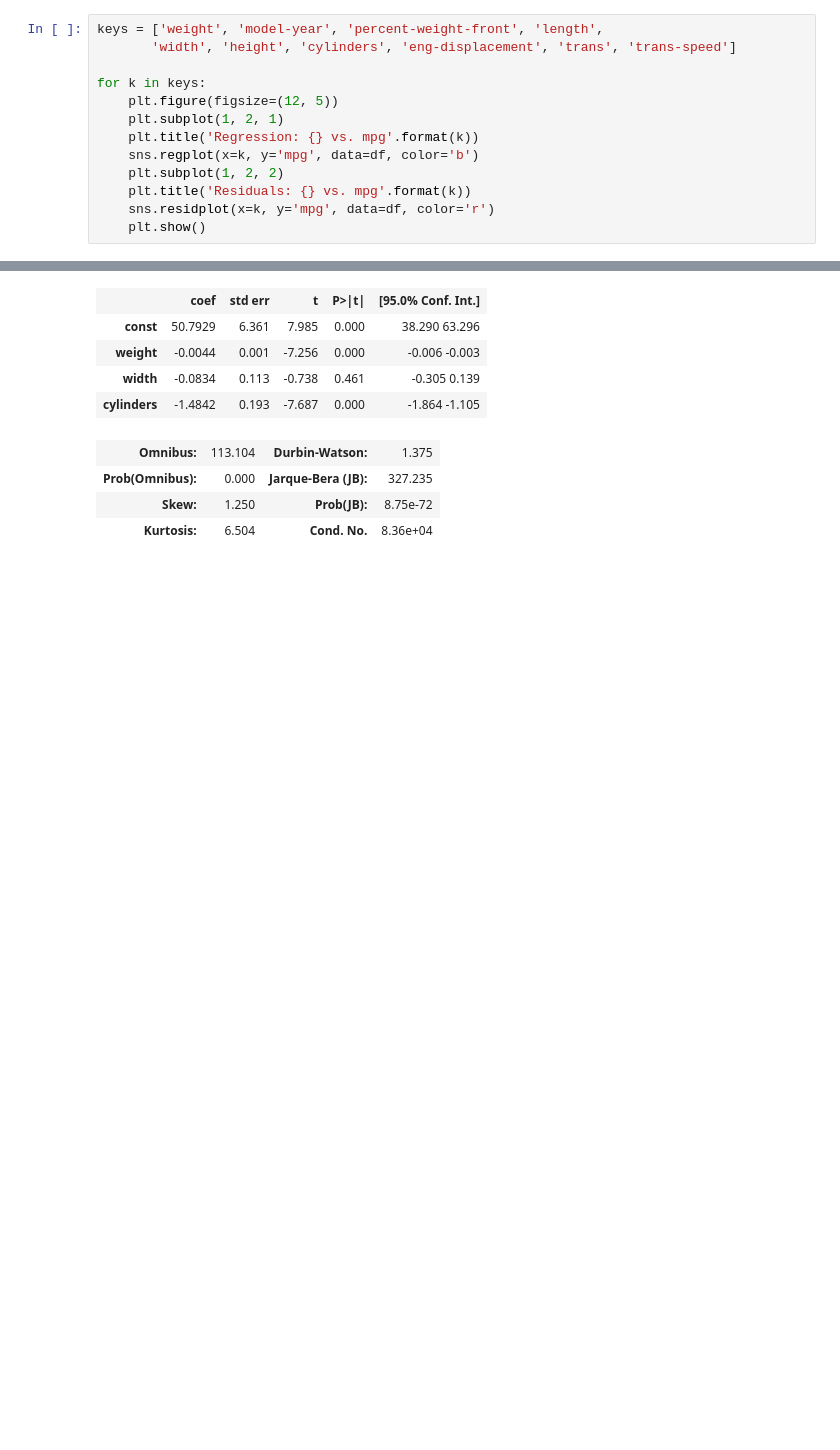
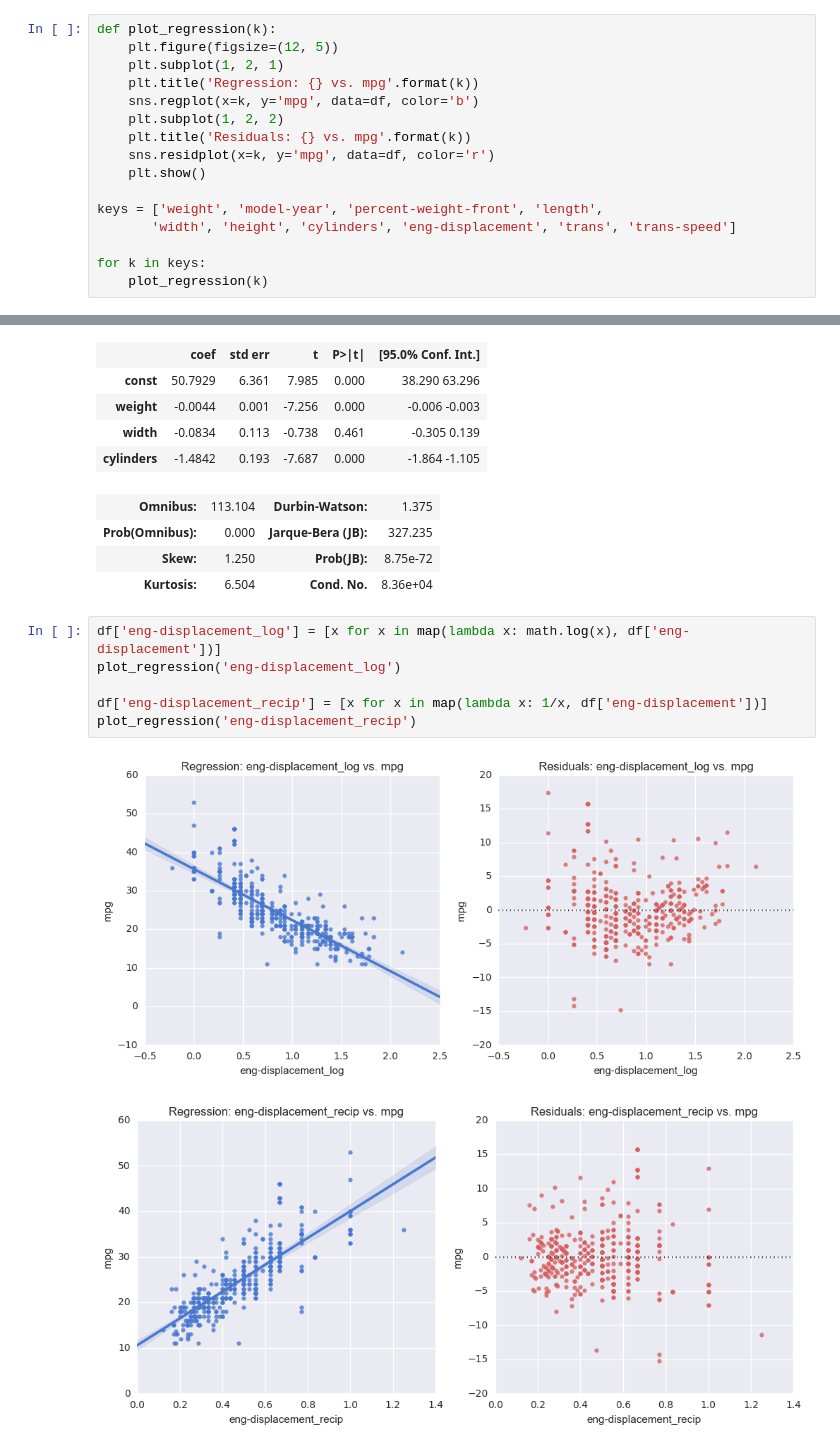
Before and after one commit to sarahlim/iems, a Jupyter notebook: mpg-lab/MPG Lab.ipynb, the cells around one changed output, grey strips where cells are left out. Cells and saved outputs as stored; diff of their text form; blank space fills up the shorter version.

Commit message:
omg reciprocal saves lives

```diff
--- a/mpg-lab/MPG Lab.ipynb
+++ b/mpg-lab/MPG Lab.ipynb
@@ -23,10 +23,7 @@ df.head()
 | 3 | 1500-2000 | 2009-2015 | Smart Fortwo Brabus | 2012 | 35.0 | 1653.0 | 43.0 | 106.30 | ... |
 | 4 | 2000-2500 | 1988-1992 | Suzuki Swift | 1989 | 40.0 | 1661.0 | 59.0 | 146.06 | ... |
 # %%
-keys = ['weight', 'model-year', 'percent-weight-front', 'length',
-       'width', 'height', 'cylinders', 'eng-displacement', 'trans', 'trans-speed']
-
-for k in keys:
+def plot_regression(k):
     plt.figure(figsize=(12, 5))
     plt.subplot(1, 2, 1)
     plt.title('Regression: {} vs. mpg'.format(k))
@@ -35,6 +32,12 @@ for k in keys:
     plt.title('Residuals: {} vs. mpg'.format(k))
     sns.residplot(x=k, y='mpg', data=df, color='r')
     plt.show()
+
+keys = ['weight', 'model-year', 'percent-weight-front', 'length',
+       'width', 'height', 'cylinders', 'eng-displacement', 'trans', 'trans-speed']
+
+for k in keys:
+    plot_regression(k)
 # %% [output]
 [figure]
 [figure]
@@ -87,3 +90,12 @@ OLS Regression Results
 | Prob(Omnibus): | 0.000 | Jarque-Bera (JB): | 327.235 |
 | Skew: | 1.250 | Prob(JB): | 8.75e-72 |
 | Kurtosis: | 6.504 | Cond. No. | 8.36e+04 |
+# %%
+df['eng-displacement_log'] = [x for x in map(lambda x: math.log(x), df['eng-displacement'])]
+plot_regression('eng-displacement_log')
+
+df['eng-displacement_recip'] = [x for x in map(lambda x: 1/x, df['eng-displacement'])]
+plot_regression('eng-displacement_recip')
+# %% [output]
+[figure, added]
+[figure, added]
```
Also changed, not shown: parts of 2 cells of this notebook.
